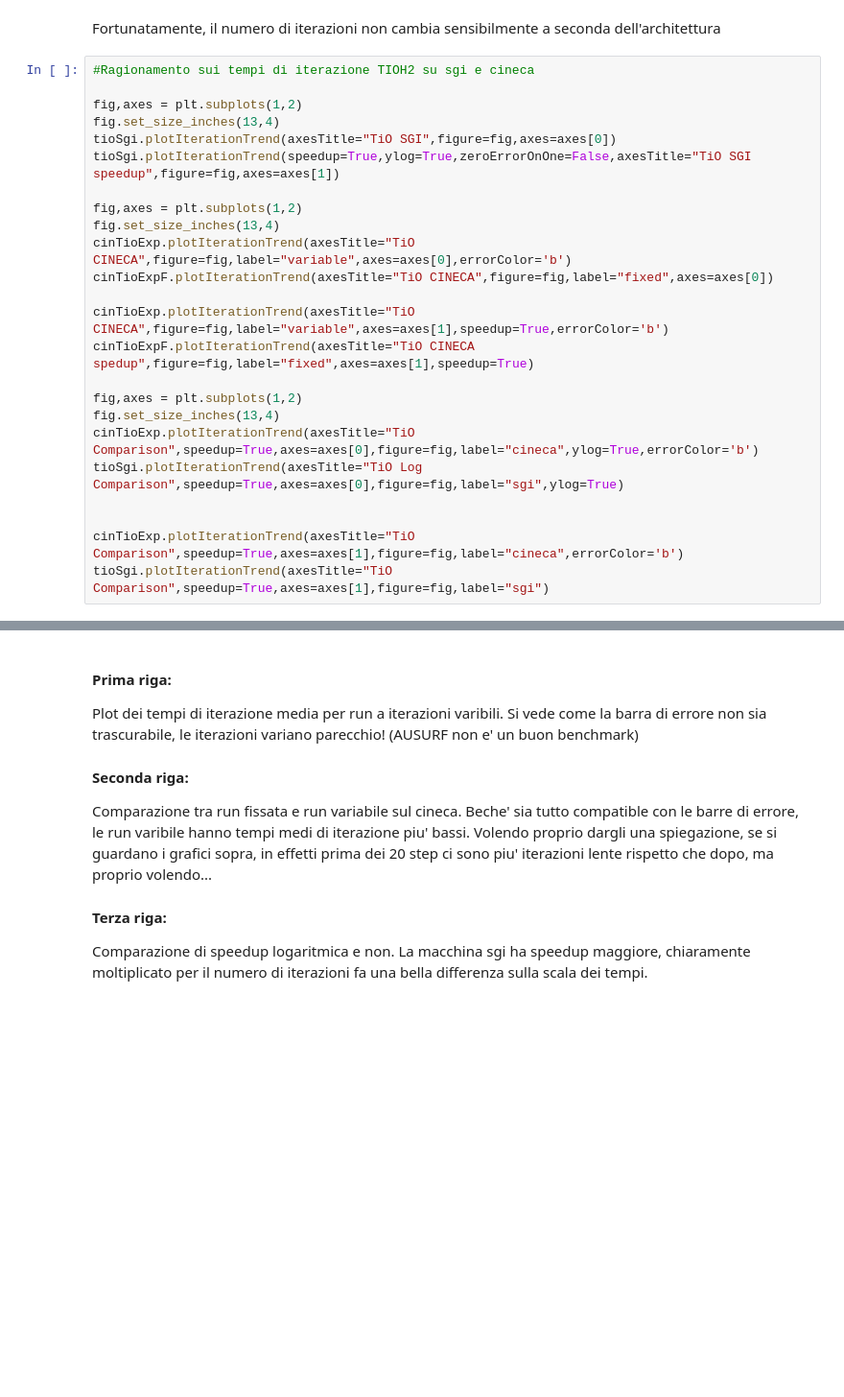
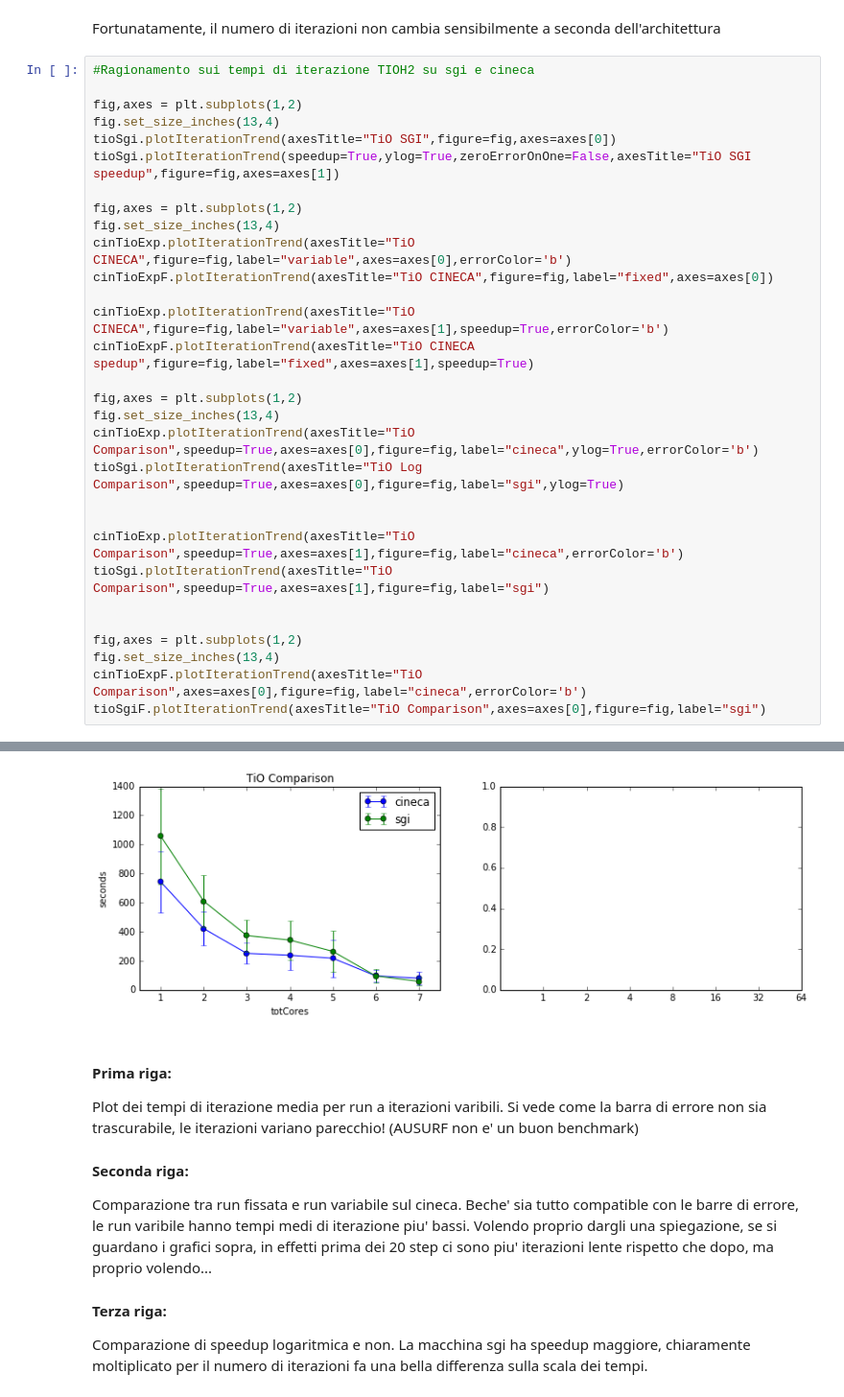
Before and after one commit to gioruffa/qetools, a Jupyter notebook: plotter.ipynb, the cells around one changed output, grey strips where cells are left out. Shown at 96% size. Saved outputs shown, nothing was run; the diff lists cells and outputs as text; blank space fills up the shorter version.

```diff
--- a/plotter.ipynb
+++ b/plotter.ipynb
@@ -550,31 +573,38 @@ Fortunatamente, il numero di iterazioni non cambia sensibilmente a seconda dell'
 # %%
 #Ragionamento sui tempi di iterazione TIOH2 su sgi e cineca
 
 fig,axes = plt.subplots(1,2)
 fig.set_size_inches(13,4)
 tioSgi.plotIterationTrend(axesTitle="TiO SGI",figure=fig,axes=axes[0])
 tioSgi.plotIterationTrend(speedup=True,ylog=True,zeroErrorOnOne=False,axesTitle="TiO SGI speedup",figure=fig,axes=axes[1])
 
 fig,axes = plt.subplots(1,2)
 fig.set_size_inches(13,4)
 cinTioExp.plotIterationTrend(axesTitle="TiO CINECA",figure=fig,label="variable",axes=axes[0],errorColor='b')
 cinTioExpF.plotIterationTrend(axesTitle="TiO CINECA",figure=fig,label="fixed",axes=axes[0])
 
 cinTioExp.plotIterationTrend(axesTitle="TiO CINECA",figure=fig,label="variable",axes=axes[1],speedup=True,errorColor='b')
 cinTioExpF.plotIterationTrend(axesTitle="TiO CINECA spedup",figure=fig,label="fixed",axes=axes[1],speedup=True)
 
 fig,axes = plt.subplots(1,2)
 fig.set_size_inches(13,4)
 cinTioExp.plotIterationTrend(axesTitle="TiO Comparison",speedup=True,axes=axes[0],figure=fig,label="cineca",ylog=True,errorColor='b')
 tioSgi.plotIterationTrend(axesTitle="TiO Log Comparison",speedup=True,axes=axes[0],figure=fig,label="sgi",ylog=True)
 
 
 cinTioExp.plotIterationTrend(axesTitle="TiO Comparison",speedup=True,axes=axes[1],figure=fig,label="cineca",errorColor='b')
 tioSgi.plotIterationTrend(axesTitle="TiO Comparison",speedup=True,axes=axes[1],figure=fig,label="sgi")
+
+
+fig,axes = plt.subplots(1,2)
+fig.set_size_inches(13,4)
+cinTioExpF.plotIterationTrend(axesTitle="TiO Comparison",axes=axes[0],figure=fig,label="cineca",errorColor='b')
+tioSgiF.plotIterationTrend(axesTitle="TiO Comparison",axes=axes[0],figure=fig,label="sgi")
 # %% [output]
 [figure]
 [figure]
 [figure]
+[figure, added]
 # %% [markdown]
 #### Prima riga:
 Plot dei tempi di iterazione media per run a iterazioni varibili. Si vede come la barra di errore non sia trascurabile, le iterazioni variano parecchio! (AUSURF non e' un buon benchmark)
```
Also changed, not shown: parts of 28 cells of this notebook, 2 other files.
